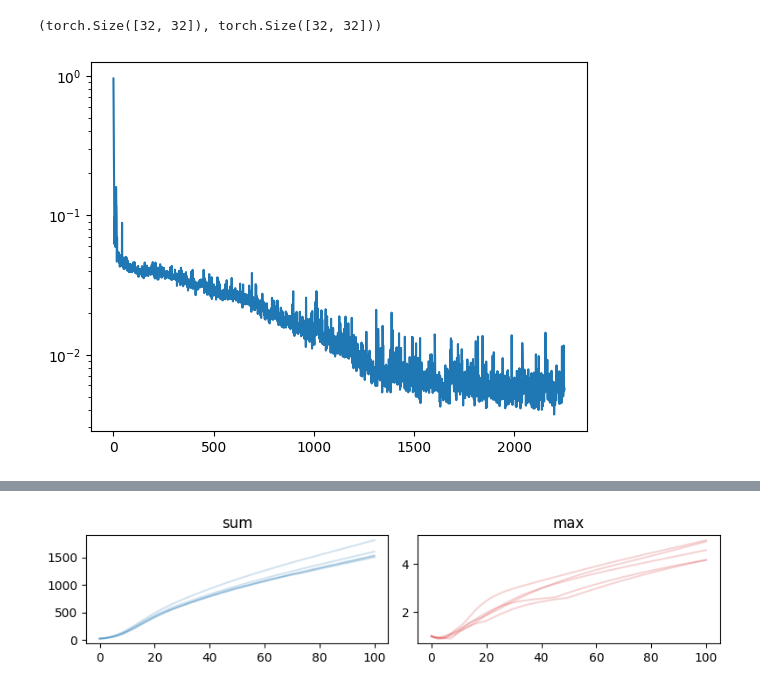
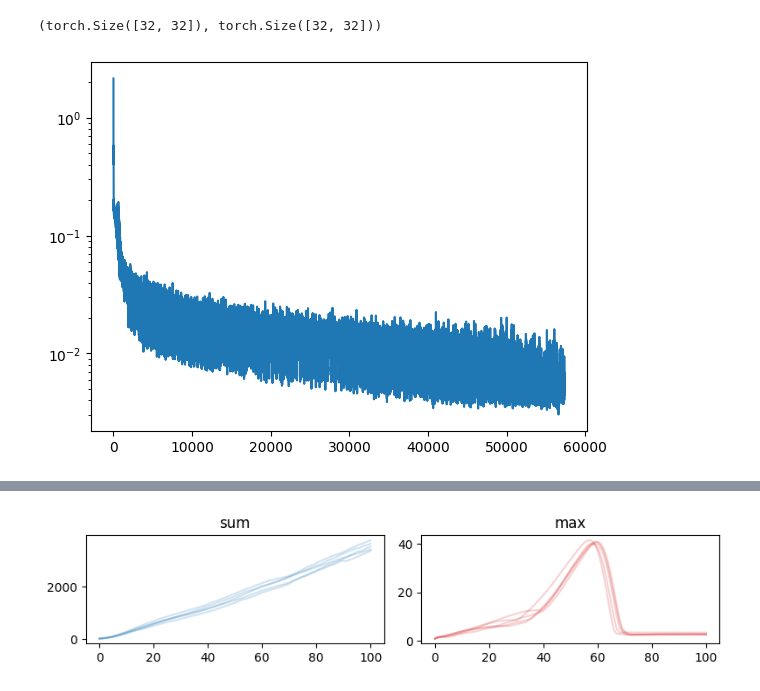
Before and after one commit to ichko/nca, a Jupyter notebook: inv_ae/nca_inv_ae.ipynb, the cells around one changed output, grey strips where cells are left out. Saved outputs shown, nothing was run; the diff lists cells and outputs as text; code cells hidden in the pictures.

```diff
--- a/inv_ae/nca_inv_ae.ipynb
+++ b/inv_ae/nca_inv_ae.ipynb
@@ -216,7 +216,7 @@ decoded.shape, seeds.shape
 (torch.Size([32, 32]), torch.Size([32, 32]))
 # %%
 model = CAModel(CHANS, FIRE_RATE, device=device, hidden_size=HIDDEN_SIZE)
-decoder = Decoder(DECODER_HID, CHANS).to(device)
+decoder = Decoder(DECODER_HID, CHANS // 2).to(device)
 input_gen = generate_inputs(BS, CHANS, SIZE)
 history = []
 # %%
@@ -228,15 +228,19 @@ for i in pbar:
     batch = next(input_gen)
     screen, seeds = batch
 
-    S = np.random.randint(10, 100)
+    S = np.random.randint(99, 100)
 
     seq = model(screen.to(device), steps=S)
+    start_frame = seq[30][:,:1]
+    mid_frame = seq[60][:,:1]
     last_frame = seq[-1][:,:1]
 
 
     optim.zero_grad()
     loss = 0
-    loss += F.mse_loss(decoder(noise(last_frame)), seeds[:, :].to(device))
+    loss += F.mse_loss(decoder(noise(start_frame)), seeds[:, :CHANS//2].to(device))
+    loss += F.mse_loss(decoder(noise(mid_frame)), seeds[:, CHANS//2:].to(device))
+    loss += F.mse_loss(decoder(noise(last_frame)), seeds[:, :CHANS//2].to(device))
 
     abs_frame = torch.abs(last_frame)
     peaks = abs_frame[abs_frame > 1.1] - 1.1
@@ -253,38 +257,38 @@ for i in pbar:
     history.append(loss.item())
 
     pbar.set_description(f"Loss: {loss.item():0.5f}")
     if i % 250 == 0:
         clear_output()
 
         display(pbar.container)
 
         plt.plot(history)
         plt.yscale("log")
         plt.show()
 
         media.show_images(
             to_numpy(seq[-1][:10])[:, 0], border=True, height=100, cmap="viridis", columns=10)
         media.show_images(
             to_numpy(noise(seq[-1][:10]))[:, 0], border=True, height=100, cmap="viridis", columns=10)
 
         input_gen_small = generate_inputs(5, CHANS, SIZE)
         batch = next(input_gen_small)
         screen, seeds = batch
         seq = model(screen.to(device), steps=100)
         media.show_videos(
             media.to_rgb(
                 to_numpy(torch.stack(seq).transpose(0, 1)[:,:,0]),
                 vmin=-1, vmax=1, cmap="viridis"
             ),
             height=150, fps=20, codec='gif', border=True, columns=16
         )
         plot_seq_stat(seq)
 # %% [output]
-[figure, old version]
+[figure, new version]
 [interactive output not drawn]
 [interactive output not drawn]
 [interactive output not drawn]
-[figure, old version]
+[figure, new version]
 # %%
 plt.plot(history)
 plt.yscale("log")
```
Also changed, not shown: parts of 1 cell of this notebook.
